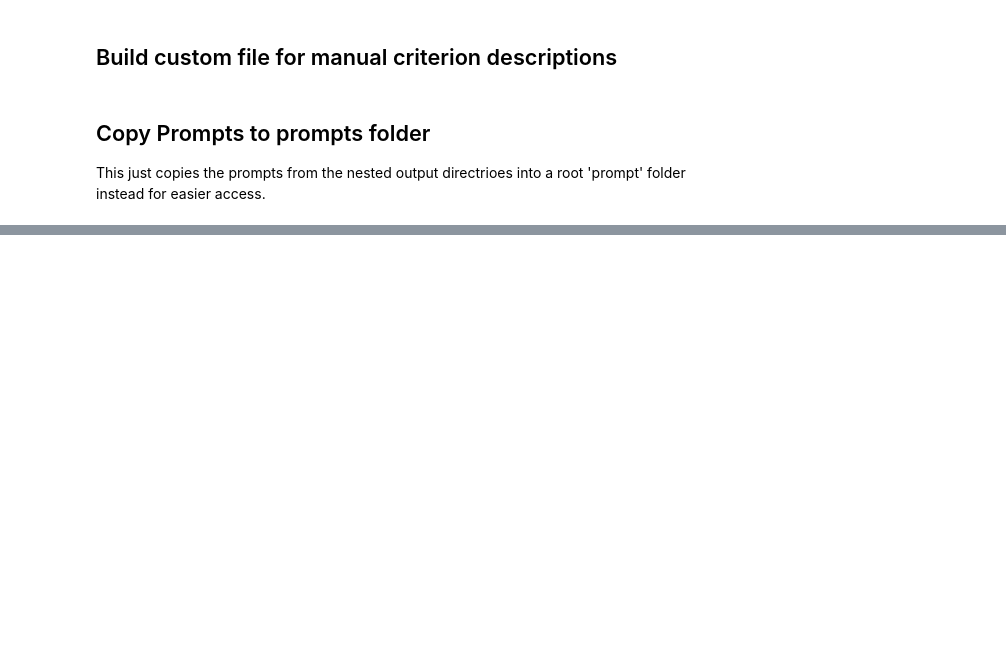
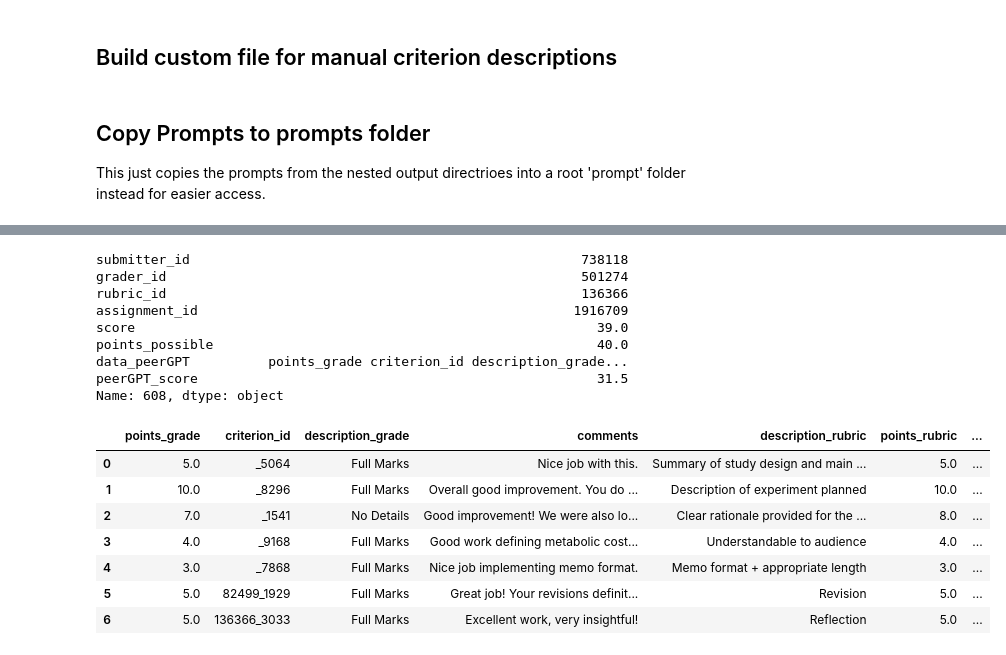
Before and after one commit to tl-its-umich-edu/gai_grader, a Jupyter notebook: GraderGPT_MiscFunctions.ipynb, the cells around one changed output, grey strips where cells are left out. Cells and saved outputs as stored; diff of their text form; code cells hidden in the pictures; blank space fills up the shorter version.

```diff
--- a/GraderGPT_MiscFunctions.ipynb
+++ b/GraderGPT_MiscFunctions.ipynb
@@ -199,0 +310,24 @@ shutil.copytree(sourceFolder, destinationFolder)
+# %%
+resultsDF = convertPicklesToDF('saves', config)
+
+display(resultsDF.iloc[608])
+
+resultsDF.iloc[608]['data_peerGPT']
+# %% [output]
+submitter_id                                                  738118
+grader_id                                                     501274
+rubric_id                                                     136366
+assignment_id                                                1916709
+score                                                           39.0
+points_possible                                                 40.0
+data_peerGPT          points_grade criterion_id description_grade...
+peerGPT_score                                                   31.5
+Name: 608, dtype: object
+|  | points_grade | criterion_id | description_grade | comments | description_rubric | points_rubric | ... |
+| 0 | 5.0 | _5064 | Full Marks | Nice job with this. | Summary of study design and main ... | 5.0 | ... |
+| 1 | 10.0 | _8296 | Full Marks | Overall good improvement. You do ... | Description of experiment planned | 10.0 | ... |
+| 2 | 7.0 | _1541 | No Details | Good improvement! We were also lo... | Clear rationale provided for the ... | 8.0 | ... |
+| 3 | 4.0 | _9168 | Full Marks | Good work defining metabolic cost... | Understandable to audience | 4.0 | ... |
+| 4 | 3.0 | _7868 | Full Marks | Nice job implementing memo format. | Memo format + appropriate length | 3.0 | ... |
+| 5 | 5.0 | 82499_1929 | Full Marks | Great job! Your revisions definit... | Revision | 5.0 | ... |
+| 6 | 5.0 | 136366_3033 | Full Marks | Excellent work, very insightful! | Reflection | 5.0 | ... |
```
Also changed, not shown: parts of 7 cells of this notebook, 1 other file.
